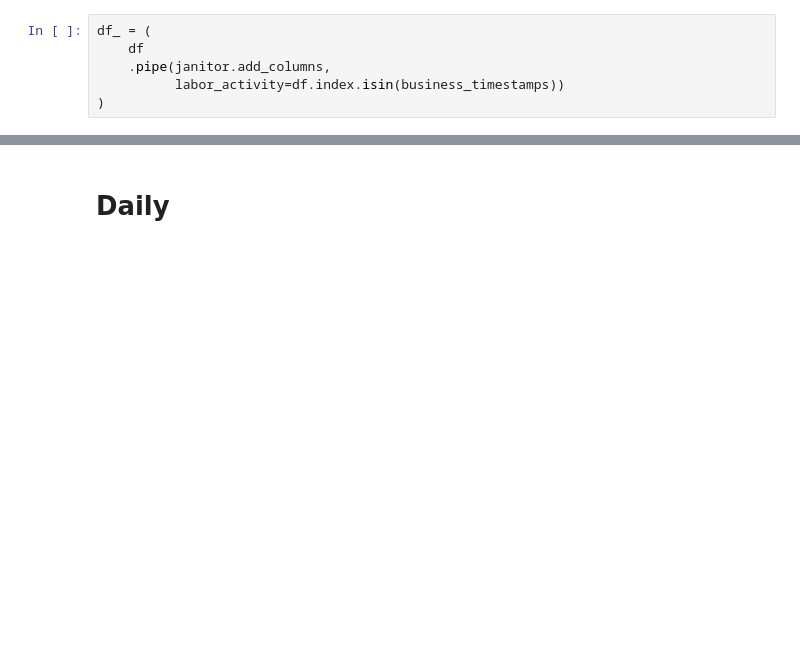
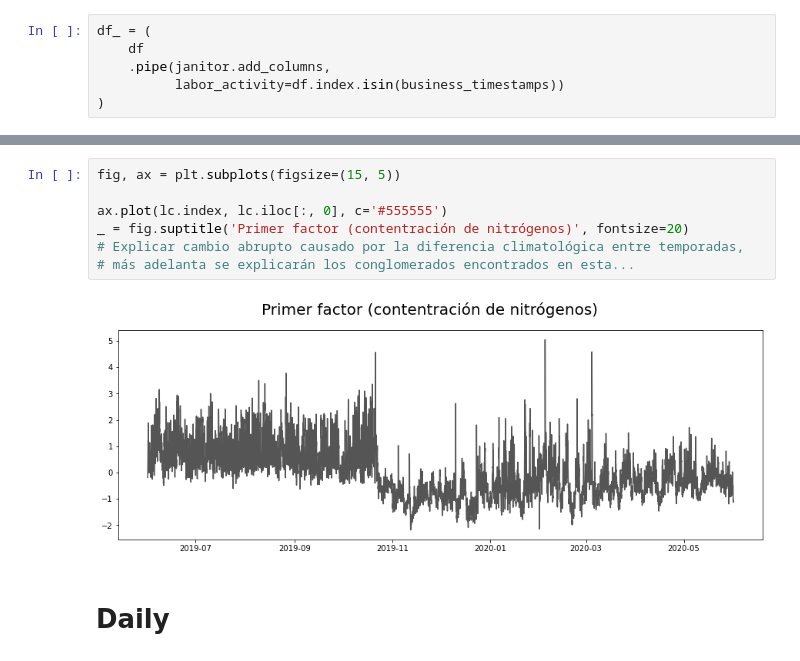
Before and after one commit to kmontocam/MA2003B, a Jupyter notebook: analysis.ipynb, the cells around one changed output, grey strips where cells are left out. Drawn from its saved outputs; the diff is of its cells as text; blank space fills up the shorter version.

```diff
--- a/analysis.ipynb
+++ b/analysis.ipynb
@@ -241,3 +256,12 @@ fig.subplots_adjust(top=0.935)
+# %%
+fig, ax = plt.subplots(figsize=(15, 5))
+
+ax.plot(lc.index, lc.iloc[:, 0], c='#555555')
+_ = fig.suptitle('Primer factor (contentración de nitrógenos)', fontsize=20)
+# Explicar cambio abrupto causado por la diferencia climatológica entre temporadas,
+# más adelanta se explicarán los conglomerados encontrados en esta...
+# %% [output]
+[figure, added]
 # %% [markdown]
 # Daily
 # %%
```
Also changed, not shown: parts of 4 cells of this notebook.
